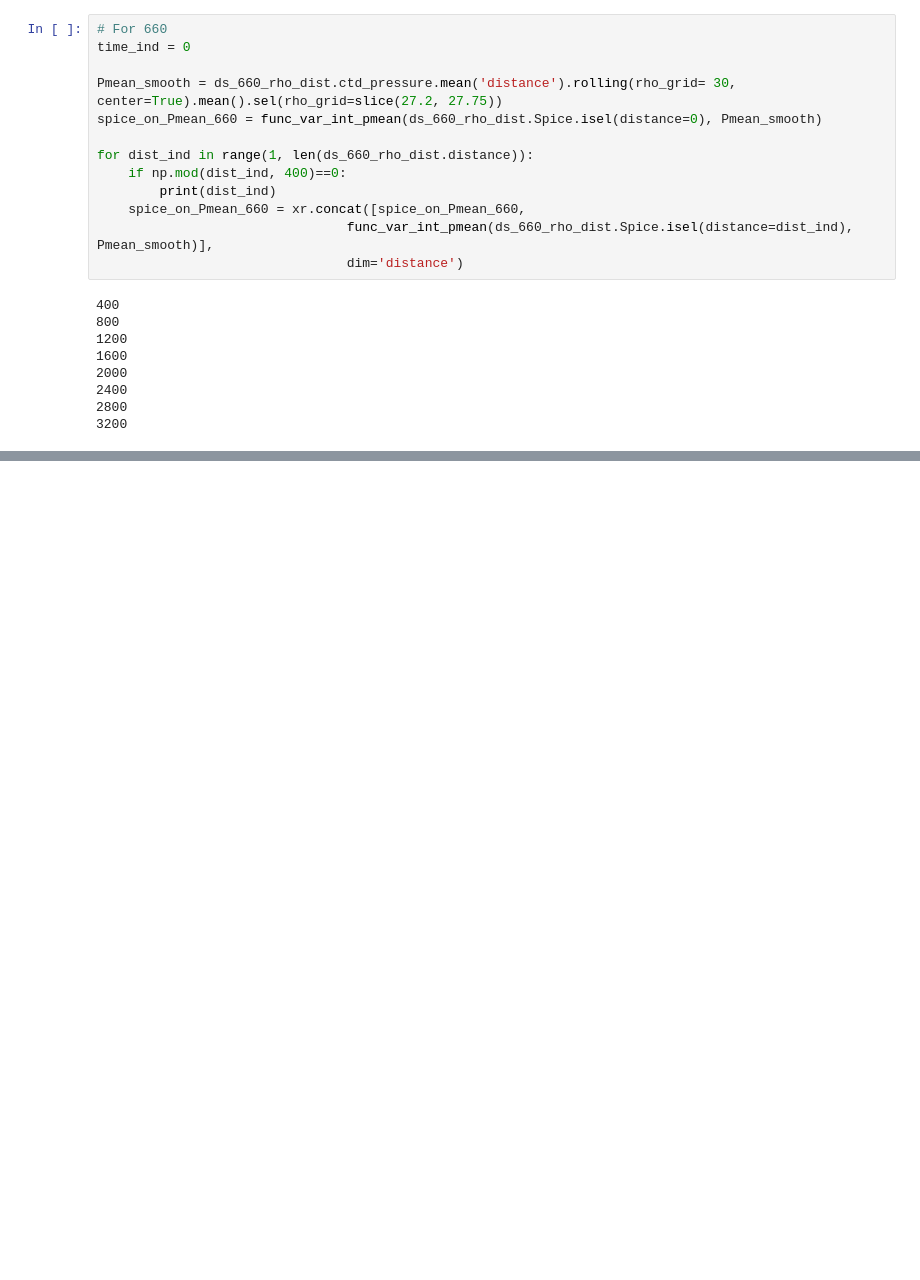
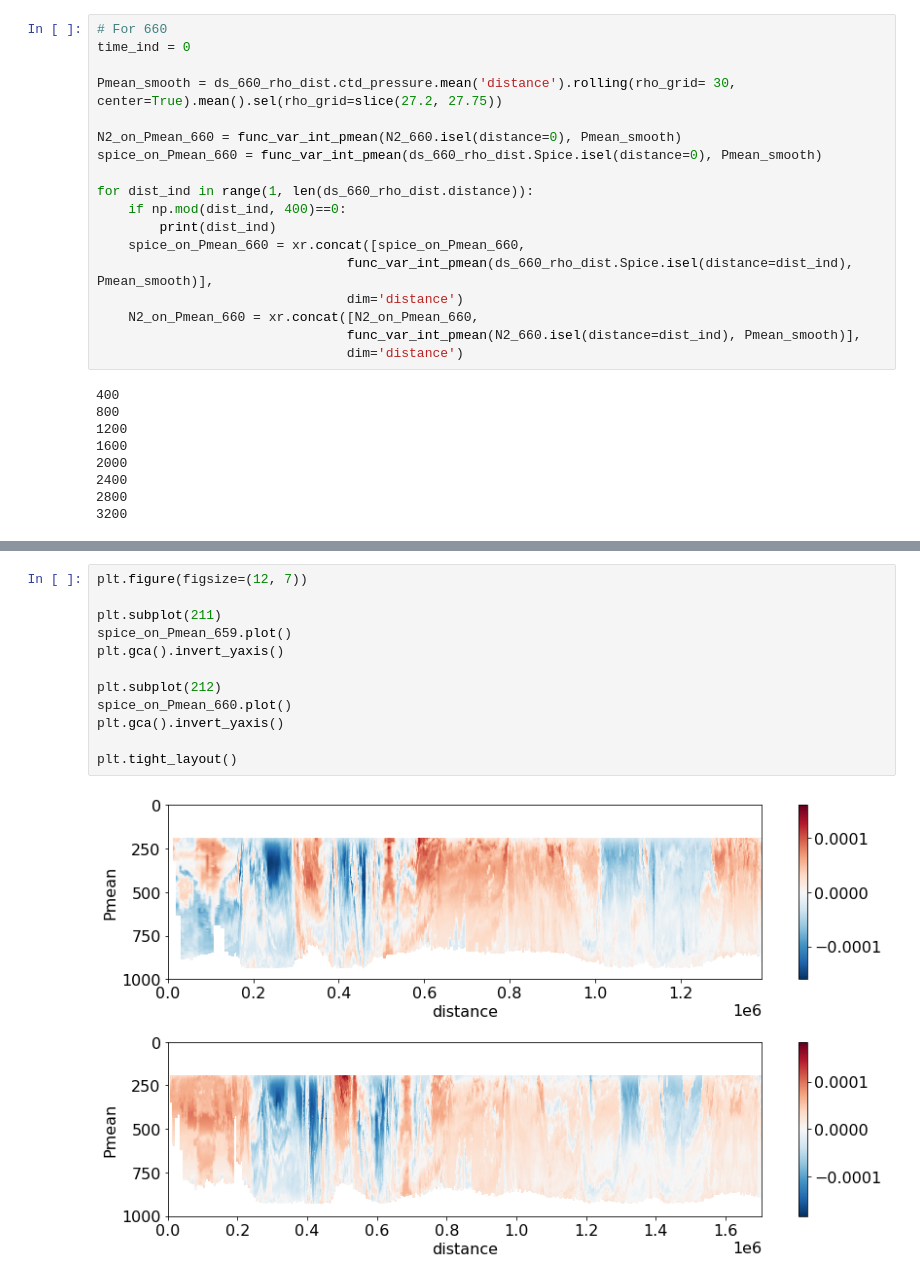
Before and after one commit to dhruvbalwada/sogos, a Jupyter notebook: notebooks/notebooks_variability_paper/2D_spice_slopes.ipynb, the cells around one changed output, grey strips where cells are left out. Drawn from its saved outputs; the diff is of its cells as text; blank space fills up the shorter version.

```diff
--- a/notebooks/notebooks_variability_paper/2D_spice_slopes.ipynb
+++ b/notebooks/notebooks_variability_paper/2D_spice_slopes.ipynb
@@ -127,6 +205,8 @@ def func_var_int_pmean(ds, Pmean_smooth_dist):
 time_ind = 0
 
 Pmean_smooth = ds_660_rho_dist.ctd_pressure.mean('distance').rolling(rho_grid= 30, center=True).mean().sel(rho_grid=slice(27.2, 27.75))
+
+N2_on_Pmean_660 = func_var_int_pmean(N2_660.isel(distance=0), Pmean_smooth)
 spice_on_Pmean_660 = func_var_int_pmean(ds_660_rho_dist.Spice.isel(distance=0), Pmean_smooth)
 
 for dist_ind in range(1, len(ds_660_rho_dist.distance)):
@@ -135,6 +215,9 @@ for dist_ind in range(1, len(ds_660_rho_dist.distance)):
     spice_on_Pmean_660 = xr.concat([spice_on_Pmean_660,
                                 func_var_int_pmean(ds_660_rho_dist.Spice.isel(distance=dist_ind), Pmean_smooth)],
                                 dim='distance')
+    N2_on_Pmean_660 = xr.concat([N2_on_Pmean_660,
+                                func_var_int_pmean(N2_660.isel(distance=dist_ind), Pmean_smooth)],
+                                dim='distance')
 # %% [output]
 400
 800
@@ -165,0 +230,14 @@ Coordinates:
+# %%
+plt.figure(figsize=(12, 7))
+
+plt.subplot(211)
+spice_on_Pmean_659.plot()
+plt.gca().invert_yaxis()
+
+plt.subplot(212)
+spice_on_Pmean_660.plot()
+plt.gca().invert_yaxis()
+
+plt.tight_layout()
+# %% [output]
+[figure, added]
```
Also changed, not shown: parts of 29 cells of this notebook, 1 other file.
